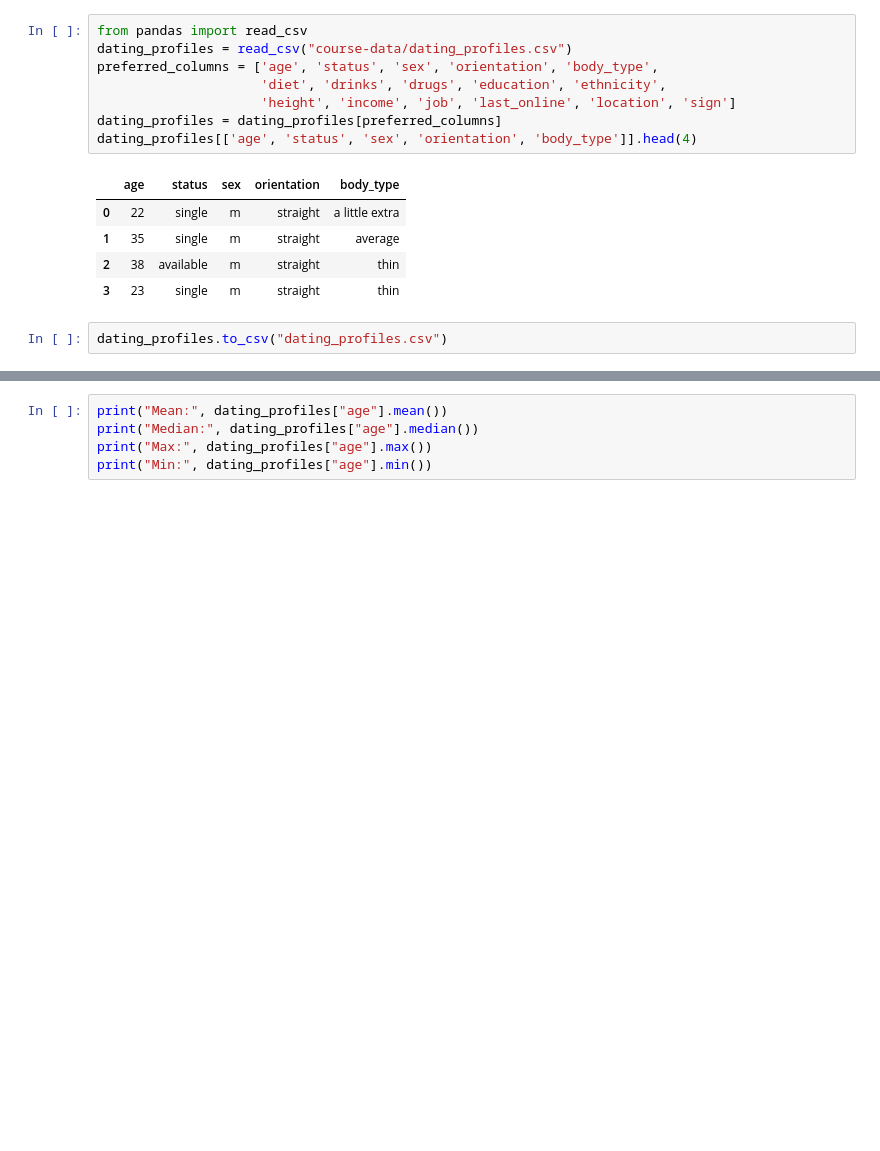
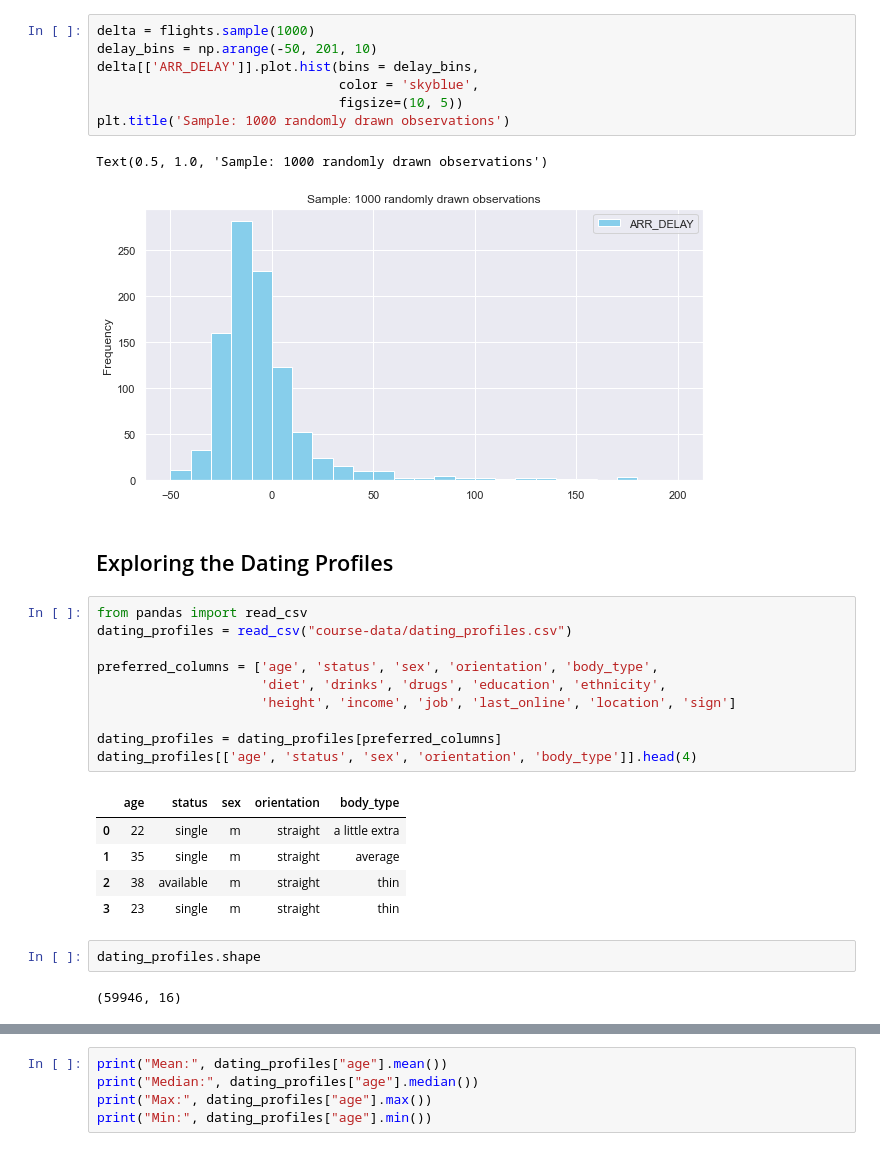
Before and after one commit to PhantomBigDataX/Statistics-for-data-science, a Jupyter notebook: exploratory-data-analysis.ipynb, the cells around one changed output, grey strips where cells are left out. Drawn from its saved outputs; the diff is of its cells as text; blank space fills up the shorter version.

```diff
--- a/exploratory-data-analysis.ipynb
+++ b/exploratory-data-analysis.ipynb
@@ -3,9 +402,23 @@
+# %%
+delta = flights.sample(1000)
+delay_bins = np.arange(-50, 201, 10)
+delta[['ARR_DELAY']].plot.hist(bins = delay_bins,
+                               color = 'skyblue',
+                               figsize=(10, 5))
+plt.title('Sample: 1000 randomly drawn observations')
+# %% [output]
+Text(0.5, 1.0, 'Sample: 1000 randomly drawn observations')
+[figure, added]
+# %% [markdown]
+## Exploring the Dating Profiles
 # %%
 from pandas import read_csv
 dating_profiles = read_csv("course-data/dating_profiles.csv")
+
 preferred_columns = ['age', 'status', 'sex', 'orientation', 'body_type',
                      'diet', 'drinks', 'drugs', 'education', 'ethnicity',
                      'height', 'income', 'job', 'last_online', 'location', 'sign']
+
 dating_profiles = dating_profiles[preferred_columns]
 dating_profiles[['age', 'status', 'sex', 'orientation', 'body_type']].head(4)
 # %% [output]
@@ -14,5 +427,7 @@ dating_profiles[['age', 'status', 'sex', 'orientation', 'body_type']].head(4)
 | 1 | 35 | single | m | straight | average |
 | 2 | 38 | available | m | straight | thin |
 | 3 | 23 | single | m | straight | thin |
-# %%
-dating_profiles.to_csv("dating_profiles.csv")
+# %%
+dating_profiles.shape
+# %% [output]
+(59946, 16)
```
Also changed, not shown: parts of 66 cells of this notebook, 37 other files.
